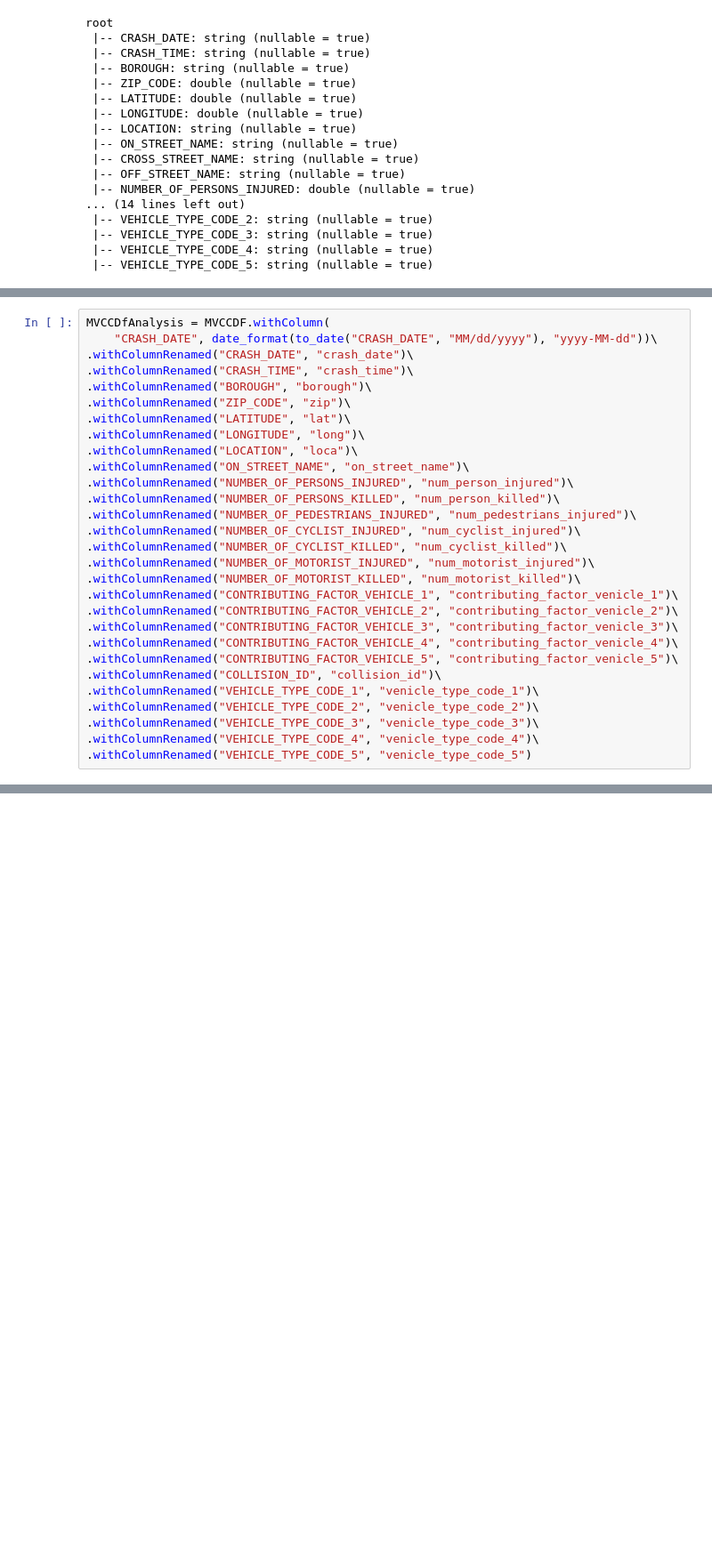
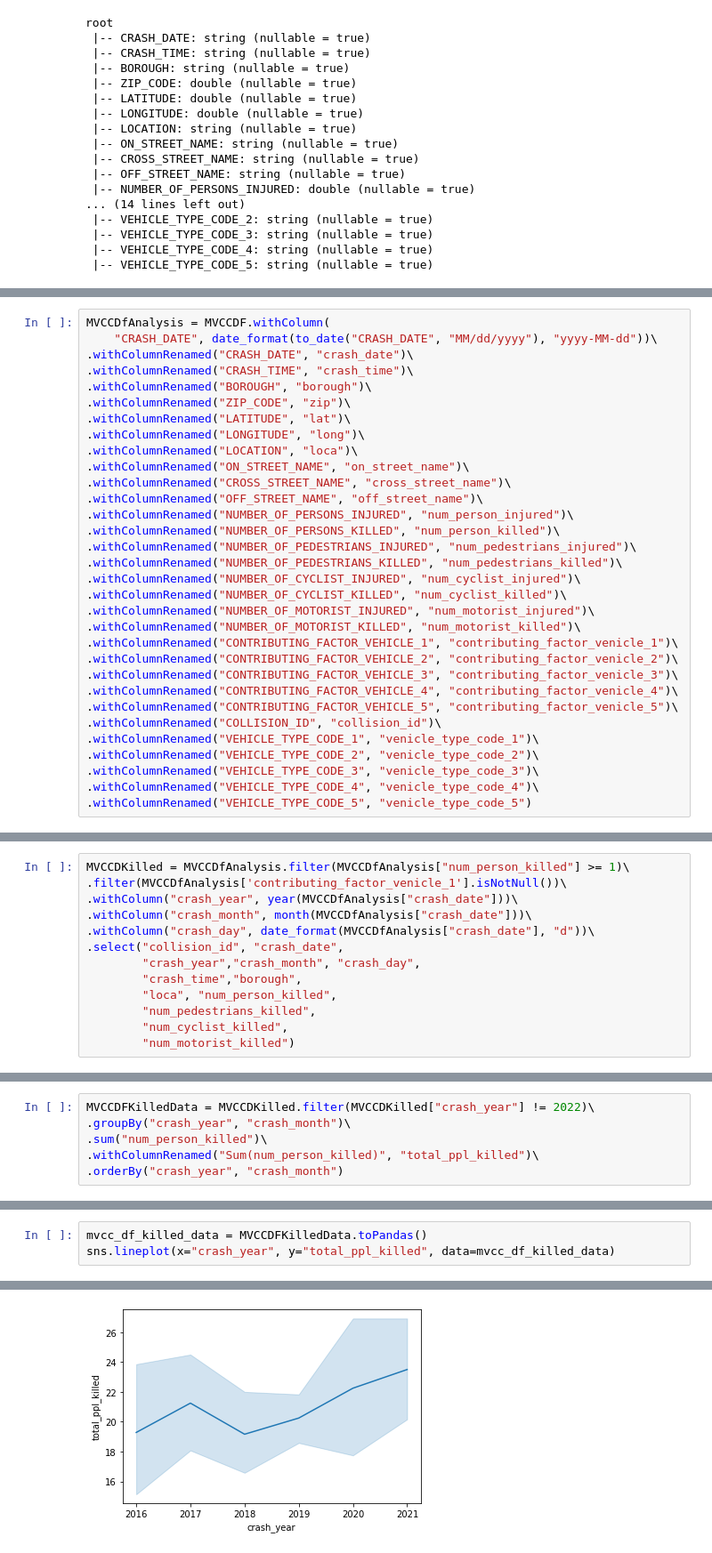
Before and after one commit to saitzaw/apache-spark-colab, a Jupyter notebook: Resolution2023_PySpark.ipynb, the cells around one changed output, grey strips where cells are left out. Shown at 89% size. Saved outputs shown, nothing was run; the diff lists cells and outputs as text; blank space fills up the shorter version.

```diff
--- a/Resolution2023_PySpark.ipynb
+++ b/Resolution2023_PySpark.ipynb
@@ -89,9 +107,12 @@ MVCCDfAnalysis = MVCCDF.withColumn(
 .withColumnRenamed("LONGITUDE", "long")\
 .withColumnRenamed("LOCATION", "loca")\
 .withColumnRenamed("ON_STREET_NAME", "on_street_name")\
+.withColumnRenamed("CROSS_STREET_NAME", "cross_street_name")\
+.withColumnRenamed("OFF_STREET_NAME", "off_street_name")\
 .withColumnRenamed("NUMBER_OF_PERSONS_INJURED", "num_person_injured")\
 .withColumnRenamed("NUMBER_OF_PERSONS_KILLED", "num_person_killed")\
 .withColumnRenamed("NUMBER_OF_PEDESTRIANS_INJURED", "num_pedestrians_injured")\
+.withColumnRenamed("NUMBER_OF_PEDESTRIANS_KILLED", "num_pedestrians_killed")\
 .withColumnRenamed("NUMBER_OF_CYCLIST_INJURED", "num_cyclist_injured")\
 .withColumnRenamed("NUMBER_OF_CYCLIST_KILLED", "num_cyclist_killed")\
 .withColumnRenamed("NUMBER_OF_MOTORIST_INJURED", "num_motorist_injured")\
@@ -129,0 +161,13 @@ only showing top 20 rows
+# %%
+MVCCDKilled = MVCCDfAnalysis.filter(MVCCDfAnalysis["num_person_killed"] >= 1)\
+.filter(MVCCDfAnalysis['contributing_factor_venicle_1'].isNotNull())\
+.withColumn("crash_year", year(MVCCDfAnalysis["crash_date"]))\
+.withColumn("crash_month", month(MVCCDfAnalysis["crash_date"]))\
+.withColumn("crash_day", date_format(MVCCDfAnalysis["crash_date"], "d"))\
+.select("collision_id", "crash_date",
+        "crash_year","crash_month", "crash_day",
+        "crash_time","borough",
+        "loca", "num_person_killed",
+        "num_pedestrians_killed",
+        "num_cyclist_killed",
+        "num_motorist_killed")
@@ -129,0 +233,6 @@ only showing top 20 rows
+# %%
+MVCCDFKilledData = MVCCDKilled.filter(MVCCDKilled["crash_year"] != 2022)\
+.groupBy("crash_year", "crash_month")\
+.sum("num_person_killed")\
+.withColumnRenamed("Sum(num_person_killed)", "total_ppl_killed")\
+.orderBy("crash_year", "crash_month")
@@ -129,0 +250,4 @@ only showing top 20 rows
+# %%
+mvcc_df_killed_data = MVCCDFKilledData.toPandas()
+sns.lineplot(x="crash_year", y="total_ppl_killed", data=mvcc_df_killed_data)
+# %% [output]
@@ -129,0 +255 @@ only showing top 20 rows
+[figure, added]
```
Also changed, not shown: parts of 26 cells of this notebook.
